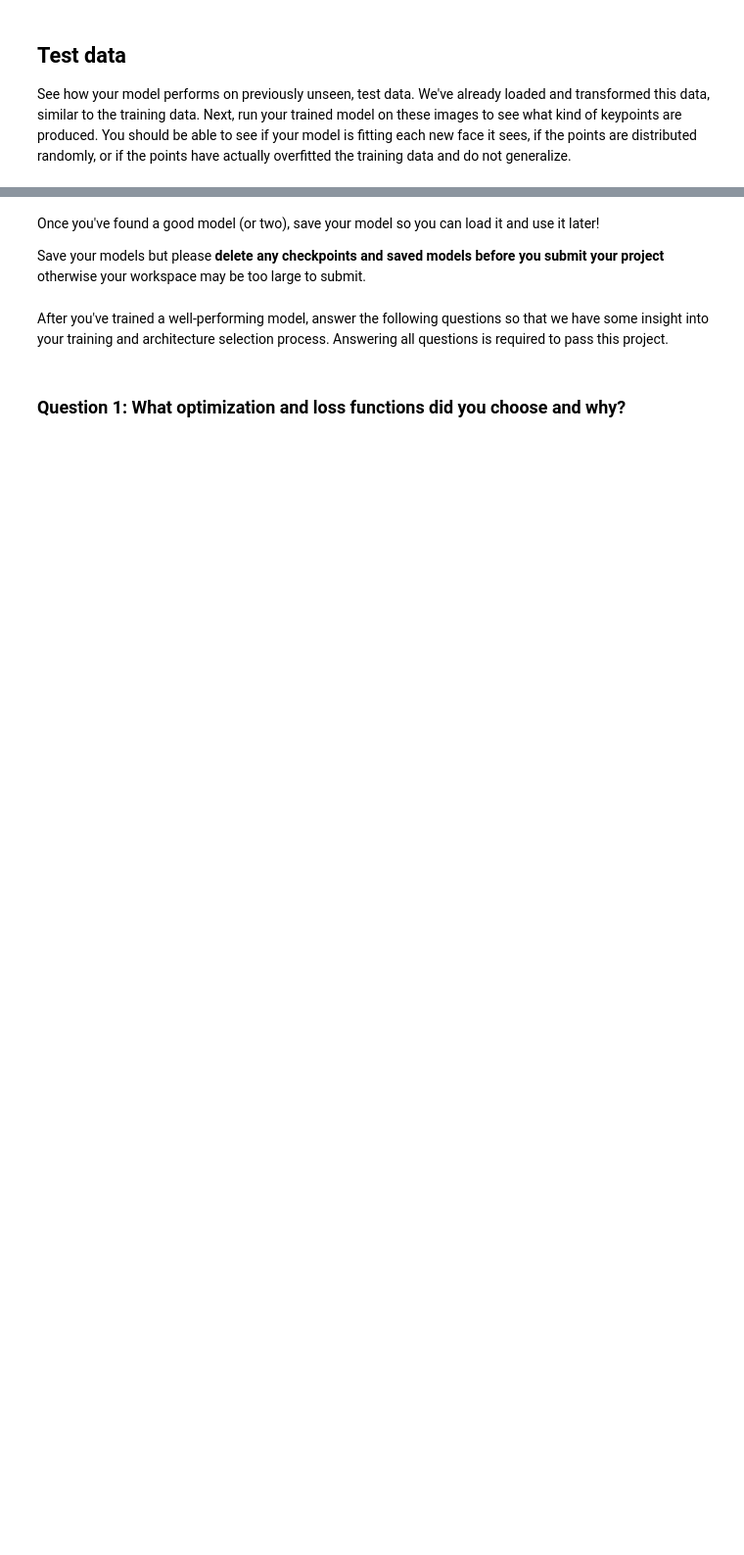
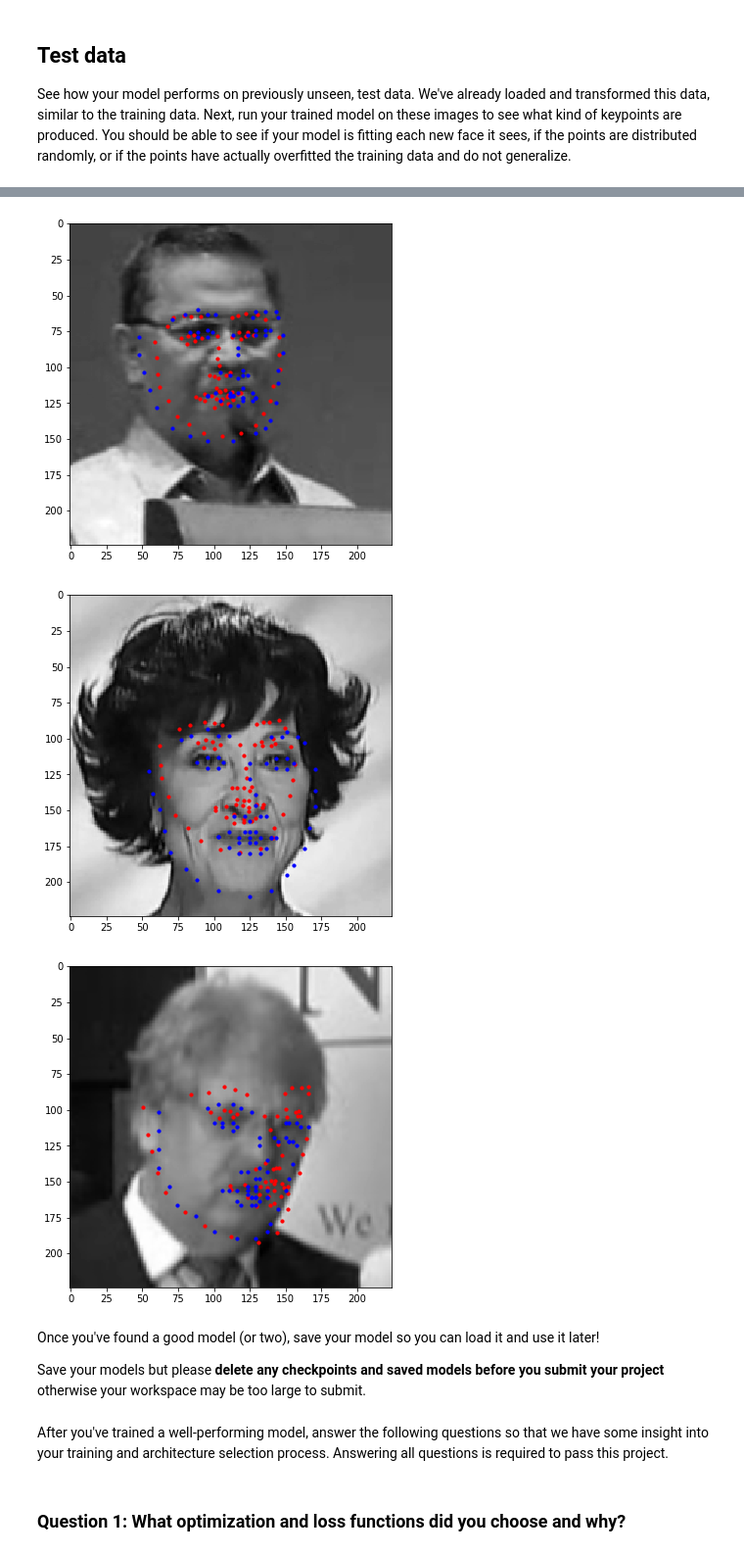
Before and after one commit to Thanh-Nguyen91/Facial_keypoints_detection, a Jupyter notebook: 2. Define the Network Architecture.ipynb, the cells around one changed output, grey strips where cells are left out. Shown at 98% size. Drawn from its saved outputs; the diff is of its cells as text; code cells hidden in the pictures; blank space fills up the shorter version.

```diff
--- a/2. Define the Network Architecture.ipynb
+++ b/2. Define the Network Architecture.ipynb
@@ -442,8 +451,12 @@ print(gt_pts.size())
 # %%
 ## TODO: visualize your test output
 # you can use the same function as before, by un-commenting the line below:
 
-visualize_output(test_images, test_outputs, None,2)
+visualize_output(test_images, test_outputs, gt_pts,3)
+# %% [output]
+[figure, added]
+[figure, added]
+[figure, added]
 # %% [markdown]
 Once you've found a good model (or two), save your model so you can load it and use it later!
 
```
Also changed, not shown: parts of 20 cells of this notebook, 4 other files.
